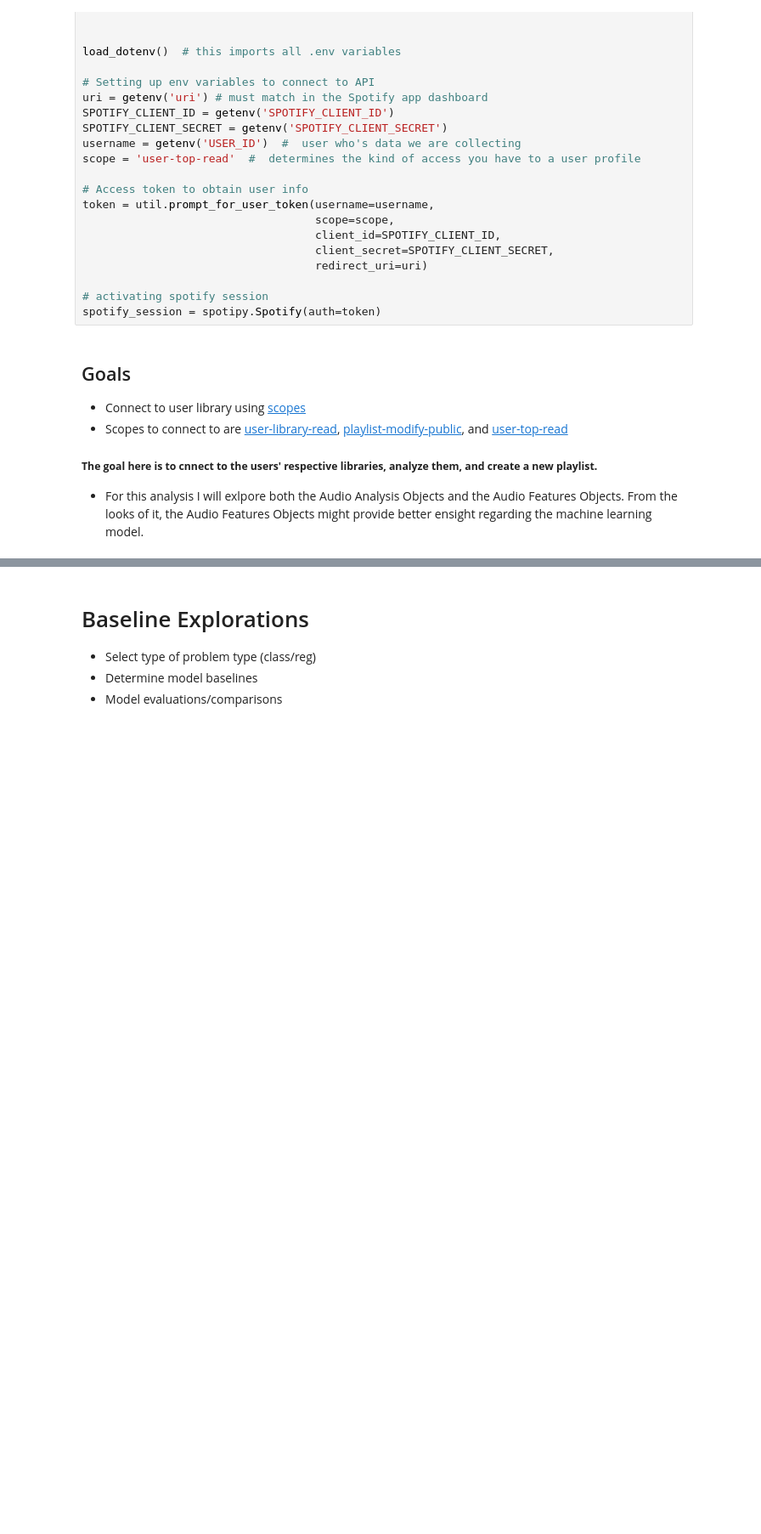
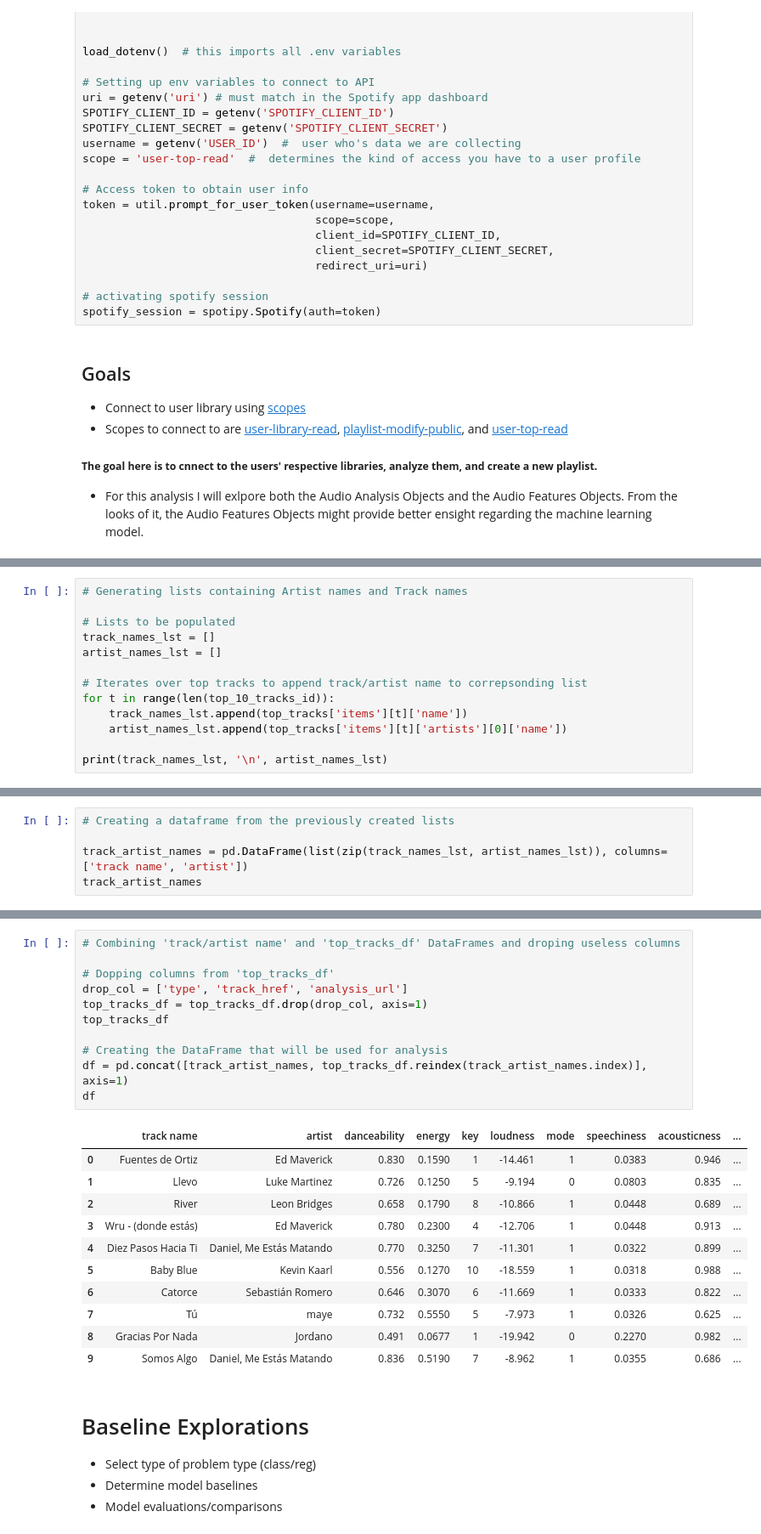
Before and after one commit to spotify-song/DS, a Jupyter notebook: notebooks/1.0-av-initial-data-exploration.ipynb, the cells around one changed output, grey strips where cells are left out. Shown: that part at 85% size. Drawn from its saved outputs; the diff is of its cells as text; blank space fills up the shorter version.

```diff
--- a/notebooks/1.0-av-initial-data-exploration.ipynb
+++ b/notebooks/1.0-av-initial-data-exploration.ipynb
@@ -80,0 +90,13 @@ audio_feat = spotify_session.audio_features(tracks=top_10_tracks_id)
+# %%
+# Generating lists containing Artist names and Track names
+
+# Lists to be populated
+track_names_lst = []
+artist_names_lst = []
+
+# Iterates over top tracks to append track/artist name to correpsonding list
+for t in range(len(top_10_tracks_id)):
+    track_names_lst.append(top_tracks['items'][t]['name'])
+    artist_names_lst.append(top_tracks['items'][t]['artists'][0]['name'])
+
+print(track_names_lst, '\n', artist_names_lst)
@@ -80,0 +106,5 @@ audio_feat = spotify_session.audio_features(tracks=top_10_tracks_id)
+# %%
+# Creating a dataframe from the previously created lists
+
+track_artist_names = pd.DataFrame(list(zip(track_names_lst, artist_names_lst)), columns=['track name', 'artist'])
+track_artist_names
@@ -165,6 +207,29 @@ top_tracks_df
 | 7 | 0.732 | 0.5550 | 5 | -7.973 | 1 | 0.0326 | 0.625 | 0.000000 | ... |
 | 8 | 0.491 | 0.0677 | 1 | -19.942 | 0 | 0.2270 | 0.982 | 0.000000 | ... |
 | 9 | 0.836 | 0.5190 | 7 | -8.962 | 1 | 0.0355 | 0.686 | 0.002360 | ... |
+# %%
+# Combining 'track/artist name' and 'top_tracks_df' DataFrames and droping useless columns
+
+# Dopping columns from 'top_tracks_df'
+drop_col = ['type', 'track_href', 'analysis_url']
+top_tracks_df = top_tracks_df.drop(drop_col, axis=1)
+top_tracks_df
+
+# Creating the DataFrame that will be used for analysis
+df = pd.concat([track_artist_names, top_tracks_df.reindex(track_artist_names.index)], axis=1)
+df
+# %% [output]
+|  | track name | artist | danceability | energy | key | loudness | mode | speechiness | acousticness | ... |
+| 0 | Fuentes de Ortiz | Ed Maverick | 0.830 | 0.1590 | 1 | -14.461 | 1 | 0.0383 | 0.946 | ... |
+| 1 | Llevo | Luke Martinez | 0.726 | 0.1250 | 5 | -9.194 | 0 | 0.0803 | 0.835 | ... |
+| 2 | River | Leon Bridges | 0.658 | 0.1790 | 8 | -10.866 | 1 | 0.0448 | 0.689 | ... |
+| 3 | Wru - (donde estás) | Ed Maverick | 0.780 | 0.2300 | 4 | -12.706 | 1 | 0.0448 | 0.913 | ... |
+| 4 | Diez Pasos Hacia Ti | Daniel, Me Estás Matando | 0.770 | 0.3250 | 7 | -11.301 | 1 | 0.0322 | 0.899 | ... |
+| 5 | Baby Blue | Kevin Kaarl | 0.556 | 0.1270 | 10 | -18.559 | 1 | 0.0318 | 0.988 | ... |
+| 6 | Catorce | Sebastián Romero | 0.646 | 0.3070 | 6 | -11.669 | 1 | 0.0333 | 0.822 | ... |
+| 7 | Tú | maye | 0.732 | 0.5550 | 5 | -7.973 | 1 | 0.0326 | 0.625 | ... |
+| 8 | Gracias Por Nada | Jordano | 0.491 | 0.0677 | 1 | -19.942 | 0 | 0.2270 | 0.982 | ... |
+| 9 | Somos Algo | Daniel, Me Estás Matando | 0.836 | 0.5190 | 7 | -8.962 | 1 | 0.0355 | 0.686 | ... |
 # %% [markdown]
 # Baseline Explorations
 - Select type of problem type (class/reg)
```
Also changed, not shown: parts of 7 cells of this notebook.
